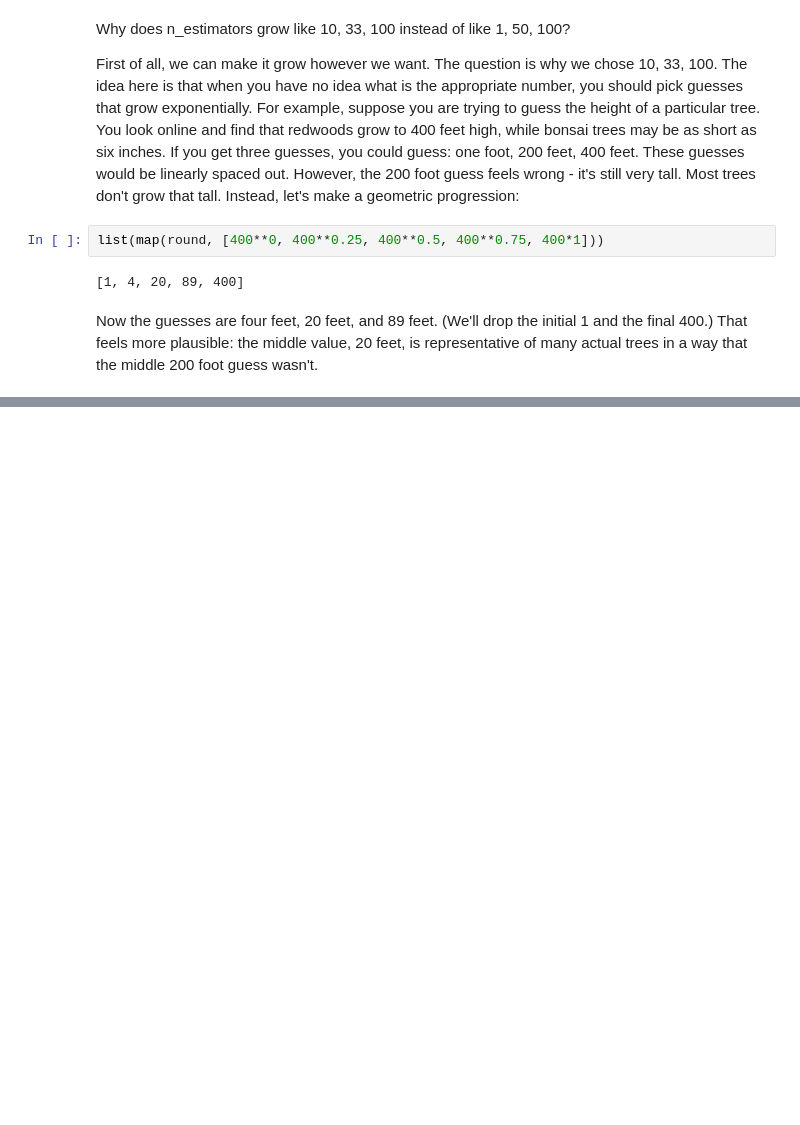
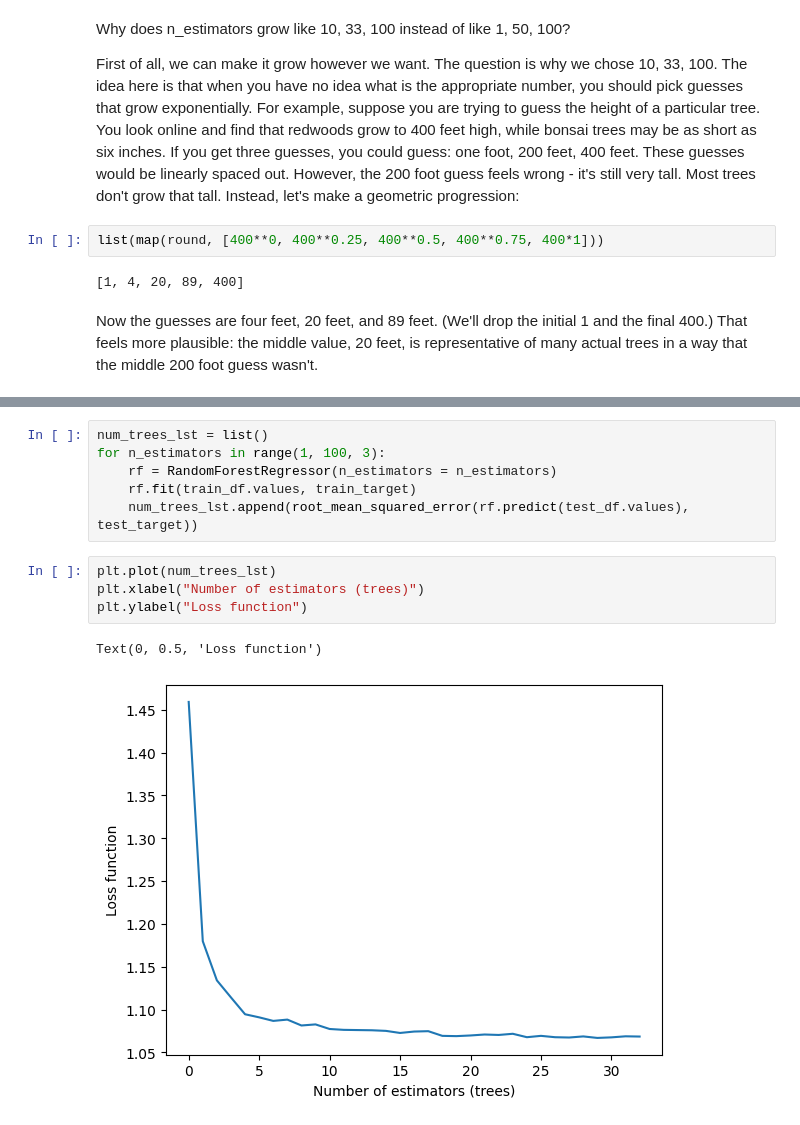
Before and after one commit to andre-bu-gitdev/O2_AI_for_Leaders_dx699, a Jupyter notebook: Milestone_4/Milestone4.ipynb, the cells around one changed output, grey strips where cells are left out. Drawn from its saved outputs; the diff is of its cells as text; blank space fills up the shorter version.

```diff
--- a/Milestone_4/Milestone4.ipynb
+++ b/Milestone_4/Milestone4.ipynb
@@ -492,0 +527,13 @@ Now the guesses are four feet, 20 feet, and 89 feet.  (We'll drop the initial 1
+# %%
+num_trees_lst = list()
+for n_estimators in range(1, 100, 3):
+    rf = RandomForestRegressor(n_estimators = n_estimators)
+    rf.fit(train_df.values, train_target)
+    num_trees_lst.append(root_mean_squared_error(rf.predict(test_df.values), test_target))
+# %%
+plt.plot(num_trees_lst)
+plt.xlabel("Number of estimators (trees)")
+plt.ylabel("Loss function")
+# %% [output]
+Text(0, 0.5, 'Loss function')
+[figure, added]
```
Also changed, not shown: parts of 8 cells of this notebook.
